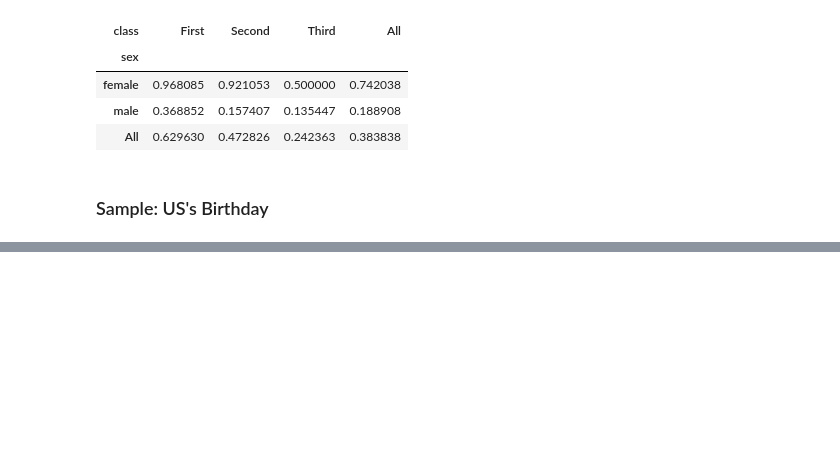
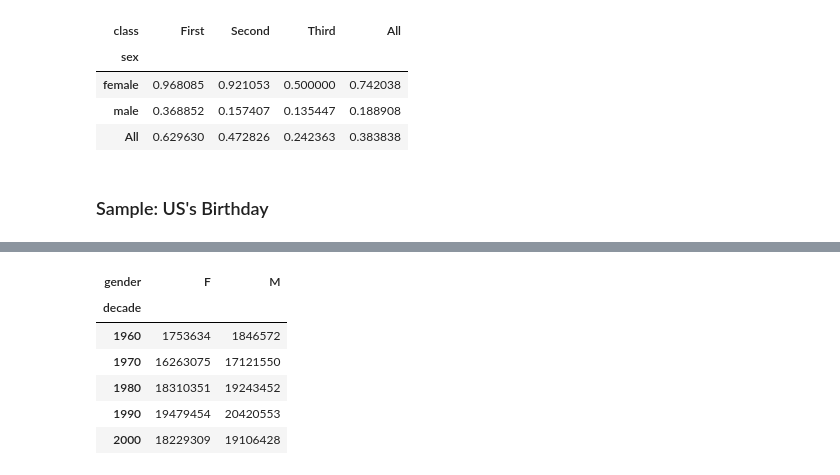
Before and after one commit to asa1525/Fking-ML, a Jupyter notebook: PyhtonDataScienceHandbook/3.9.3.ipynb, the cells around one changed output, grey strips where cells are left out. Cells and saved outputs as stored; diff of their text form; code cells hidden in the pictures; blank space fills up the shorter version.

```diff
--- a/PyhtonDataScienceHandbook/3.9.3.ipynb
+++ b/PyhtonDataScienceHandbook/3.9.3.ipynb
@@ -241,0 +252,11 @@ titantic.pivot_table('survived', index='sex', columns='class', margins=True)
+# %%
+births['decade'] = 10 * (births['year'] // 10)
+births.pivot_table('births', index = 'decade', columns='gender', aggfunc = 'sum')
+# %% [output]
+| gender | F | M |
+| decade |  |  |
+| 1960 | 1753634 | 1846572 |
+| 1970 | 16263075 | 17121550 |
+| 1980 | 18310351 | 19243452 |
+| 1990 | 19479454 | 20420553 |
+| 2000 | 18229309 | 19106428 |
```
Also changed, not shown: parts of 9 cells of this notebook, 4 other files.
